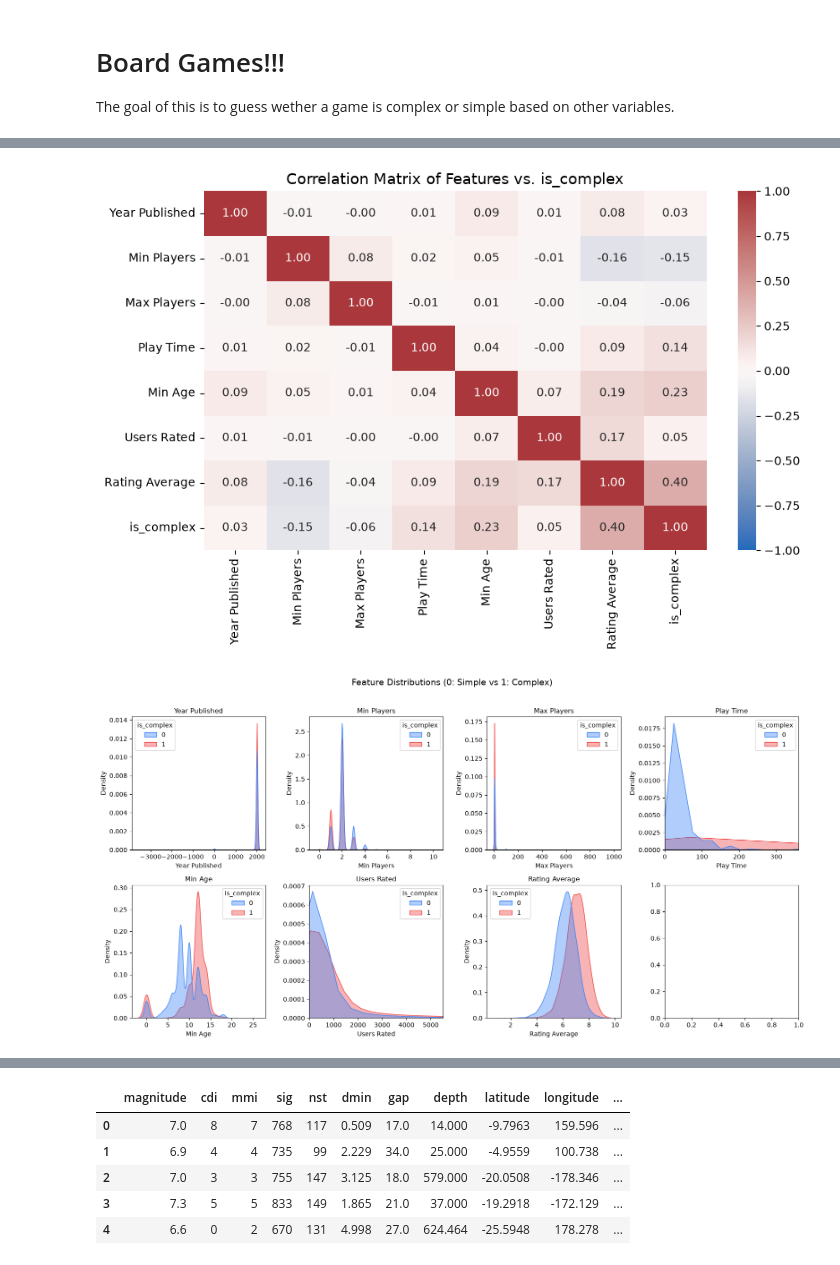
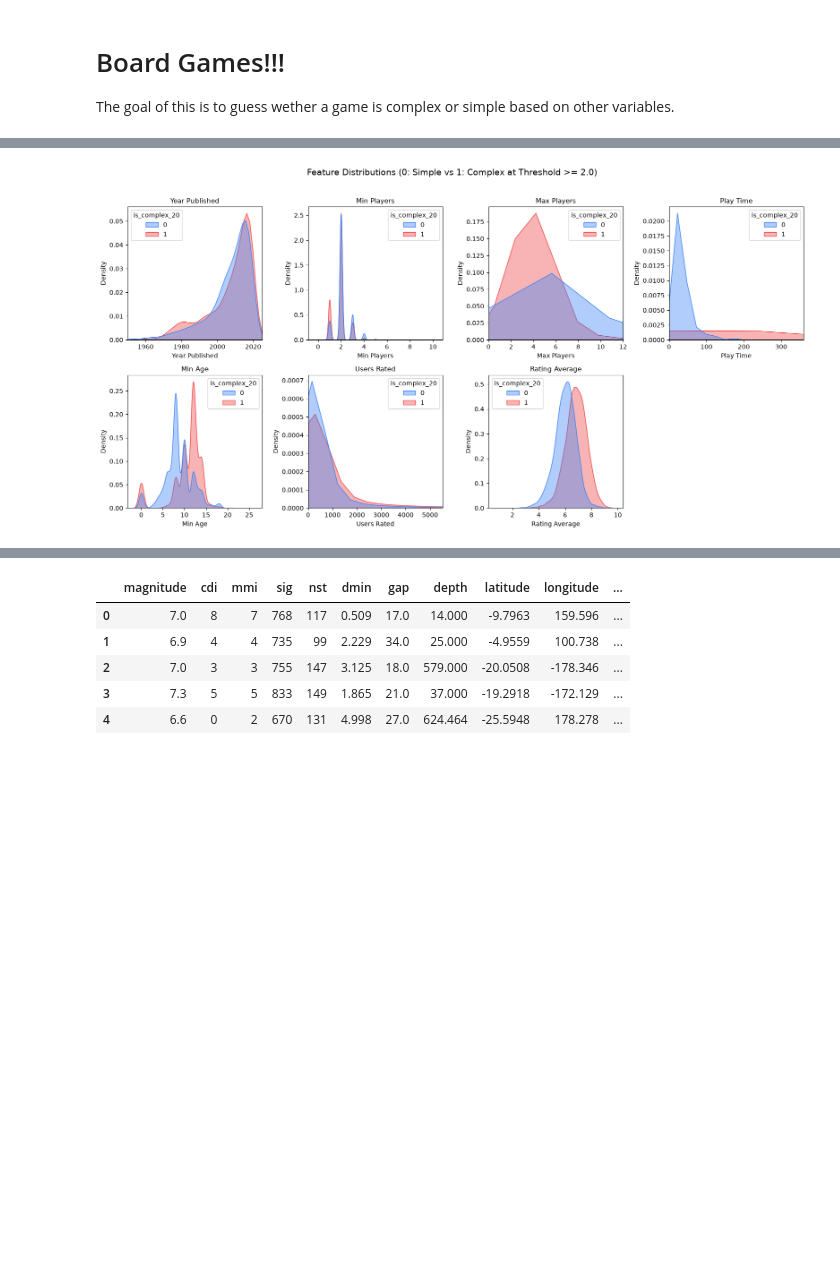
Before and after one commit to Churro1/project7, a Jupyter notebook: Project7.ipynb, the cells around one changed output, grey strips where cells are left out. Drawn from its saved outputs; the diff is of its cells as text; code cells hidden in the pictures; blank space fills up the shorter version.

```diff
--- a/Project7.ipynb
+++ b/Project7.ipynb
@@ -150,36 +171,37 @@ weighted avg       0.85      0.85      0.84      4069
 # %%
-# 1. Correlation Heatmap
-plt.figure(figsize=(9, 6))
-sns.heatmap(analysis_df.corr(), annot=True, fmt='.2f', cmap='vlag', center=0, vmin=-1, vmax=1)
-plt.title("Correlation Matrix of Features vs. is_complex", fontsize=13)
-plt.tight_layout()
-plt.show()
-
-# 2. Feature Distribution by Complexity Class
+# Feature Distribution by Complexity Class (Showing Primary Threshold 2.0)
 fig, axes = plt.subplots(2, 4, figsize=(16, 8))
 axes = axes.flatten()
 
 for idx, col in enumerate(candidate_features):
     sns.kdeplot(
         data=analysis_df,
         x=col,
-        hue='is_complex',
+        hue='is_complex_20',
         common_norm=False,
         fill=True,
         alpha=0.4,
         palette=['#3b82f6', '#ef4444'],
         ax=axes[idx]
     )
-    # Clip extreme display tails for skewed features to keep plots readable
+
+    # Clip extreme display tails with custom lower/upper bounds
     if col in ['Play Time', 'Users Rated', 'Owned Users']:
         upper_limit = analysis_df[col].quantile(0.97)
         axes[idx].set_xlim(0, upper_limit)
+    elif col == 'Max Players':
+        axes[idx].set_xlim(0, 12)
+    elif col == 'Year Published':
+        axes[idx].set_xlim(1950, 2025)
+
     axes[idx].set_title(col, fontsize=11)
 
-plt.suptitle("Feature Distributions (0: Simple vs 1: Complex)", y=1.02, fontsize=14)
+# Remove the unused 8th subplot in the 2x4 grid
+fig.delaxes(axes[7])
+
+plt.suptitle("Feature Distributions (0: Simple vs 1: Complex at Threshold >= 2.0)", y=1.02, fontsize=14)
 plt.tight_layout()
 plt.show()
 # %% [output]
-[figure, old version]
+[figure, new version]
-[figure, removed]
 # %%
```
Also changed, not shown: parts of 7 cells of this notebook.
